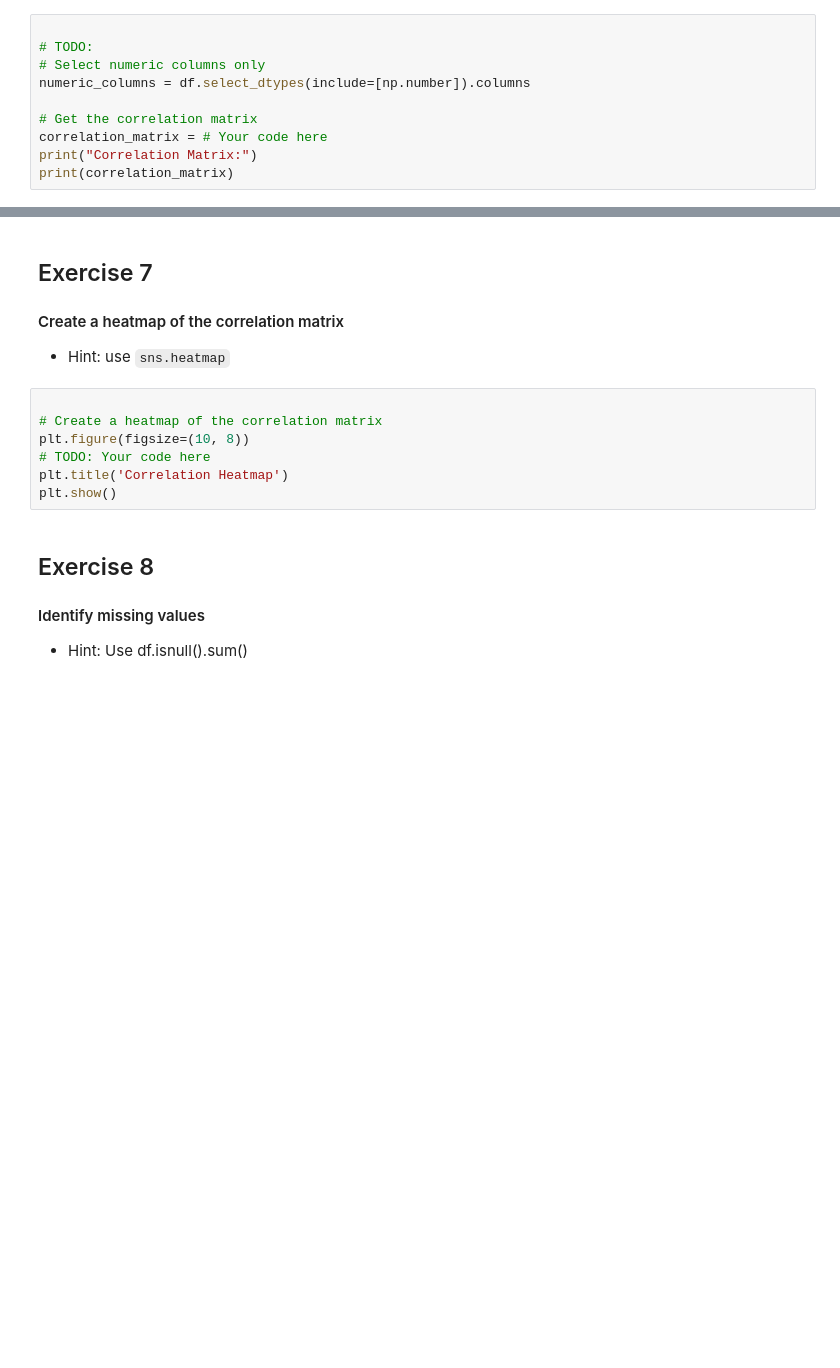
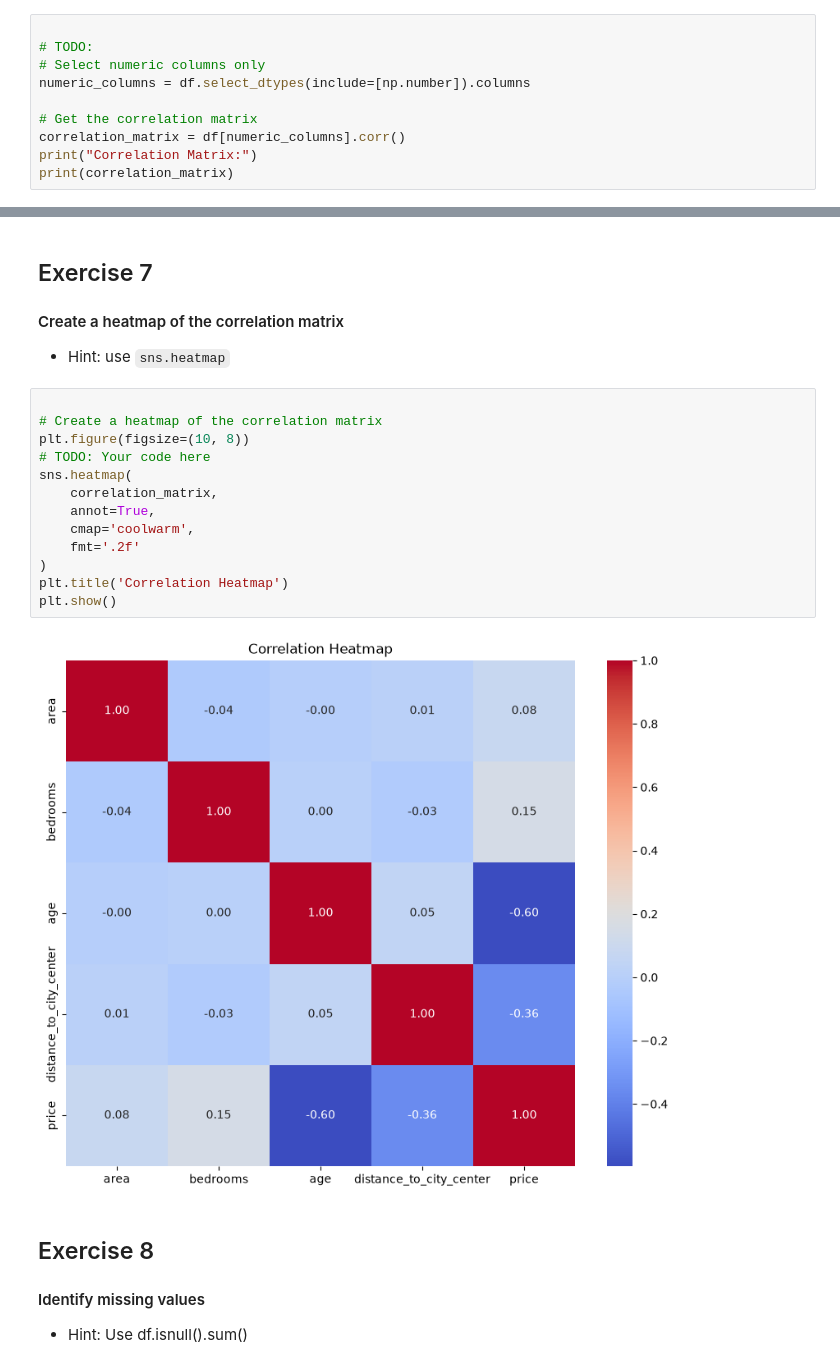
Before and after one commit to scao-su/ist407-fs26-student, a Jupyter notebook: weekly/04-ml-projects/assignment/weekly-exercises.ipynb, the cells around one changed output, grey strips where cells are left out. Cells and saved outputs as stored; diff of their text form; blank space fills up the shorter version.

```diff
--- a/weekly/04-ml-projects/assignment/weekly-exercises.ipynb
+++ b/weekly/04-ml-projects/assignment/weekly-exercises.ipynb
@@ -116,6 +166,6 @@ plt.show()
 numeric_columns = df.select_dtypes(include=[np.number]).columns
 
 # Get the correlation matrix
-correlation_matrix = # Your code here
+correlation_matrix = df[numeric_columns].corr()
 print("Correlation Matrix:")
 print(correlation_matrix)
@@ -128,10 +193,18 @@ print(correlation_matrix)
 # %%
 
 # Create a heatmap of the correlation matrix
 plt.figure(figsize=(10, 8))
 # TODO: Your code here
+sns.heatmap(
+    correlation_matrix,
+    annot=True,
+    cmap='coolwarm',
+    fmt='.2f'
+)
 plt.title('Correlation Heatmap')
 plt.show()
+# %% [output]
+[figure, added]
 # %% [markdown]
 ## Exercise 8
 
```
Also changed, not shown: parts of 8 cells of this notebook, 1 other file.
